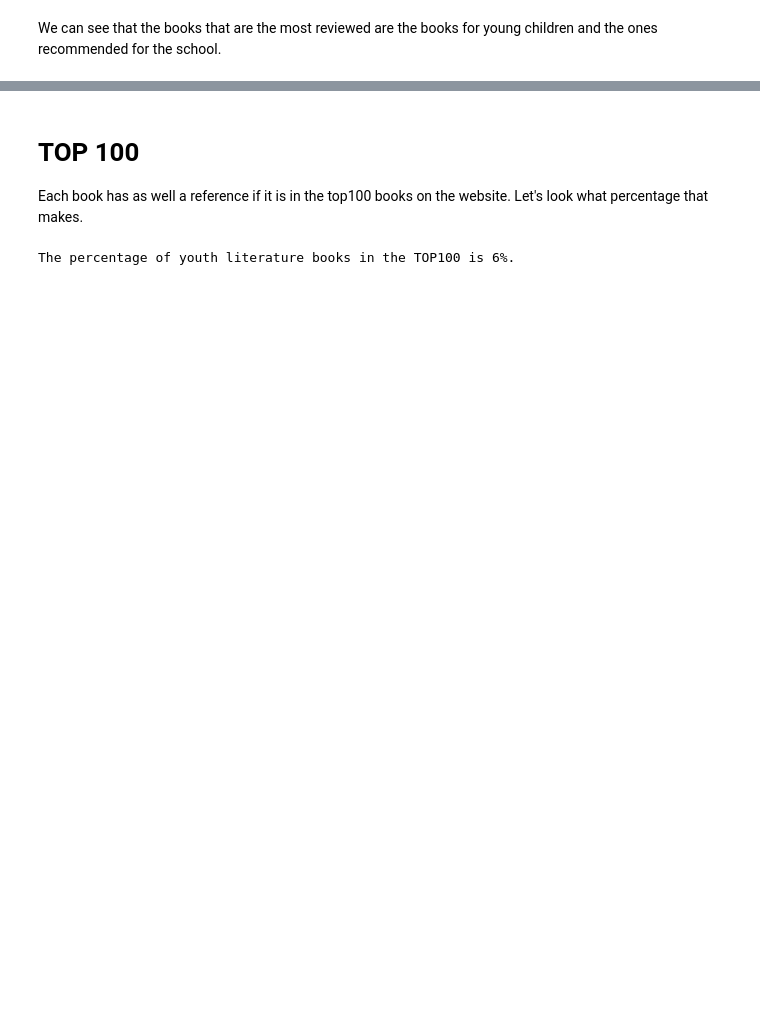
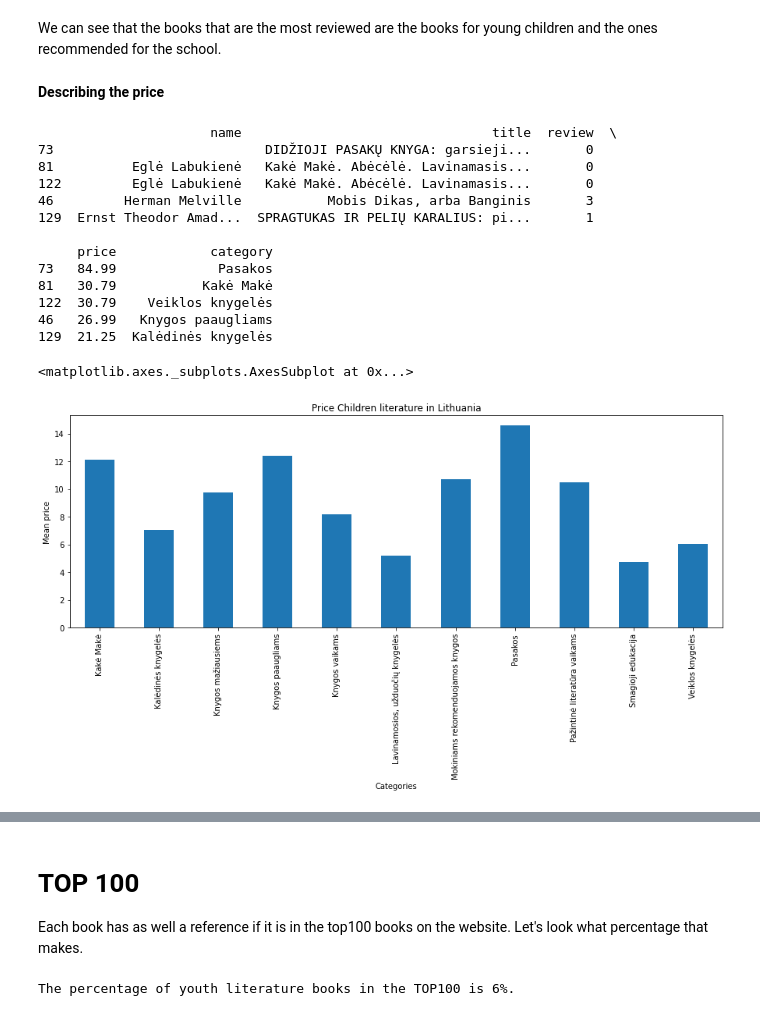
Before and after one commit to StMaCre/DS_youth_literature_lithuania, a Jupyter notebook: Scrapping_youth_literature.ipynb, the cells around one changed output, grey strips where cells are left out. Saved outputs shown, nothing was run; the diff lists cells and outputs as text; code cells hidden in the pictures; blank space fills up the shorter version.

```diff
--- a/Scrapping_youth_literature.ipynb
+++ b/Scrapping_youth_literature.ipynb
@@ -135,2 +168,27 @@ dfg.plot(kind='bar', title='Reviews', ylabel='Mean reviews',
 # %% [markdown]
 We can see that the books that are the most reviewed are the books for young children and the ones recommended for the school.
+# %% [markdown]
+**Describing the price**
+# %%
+df_sorted_price = df_lithuania.sort_values(by="price", ascending=False)
+print(df_sorted_price.head())
+dfg = df_lithuania.groupby(['category'])['price'].mean()
+
+dfg.plot(kind='bar', title='Price Children literature in Lithuania', ylabel='Mean price',
+         xlabel='Categories', figsize=(15, 5))
+# %% [output]
+                      name                                title  review  \
+73                           DIDŽIOJI PASAKŲ KNYGA: garsieji...       0
+81          Eglė Labukienė   Kakė Makė. Abėcėlė. Lavinamasis...       0
+122         Eglė Labukienė   Kakė Makė. Abėcėlė. Lavinamasis...       0
+46         Herman Melville           Mobis Dikas, arba Banginis       3
+129  Ernst Theodor Amad...  SPRAGTUKAS IR PELIŲ KARALIUS: pi...       1
+
+     price            category
+73   84.99             Pasakos
+81   30.79           Kakė Makė
+122  30.79    Veiklos knygelės
+46   26.99   Knygos paaugliams
+129  21.25  Kalėdinės knygelės
+<matplotlib.axes._subplots.AxesSubplot at 0x...>
+[figure, added]
```
Also changed, not shown: parts of 30 cells of this notebook.
